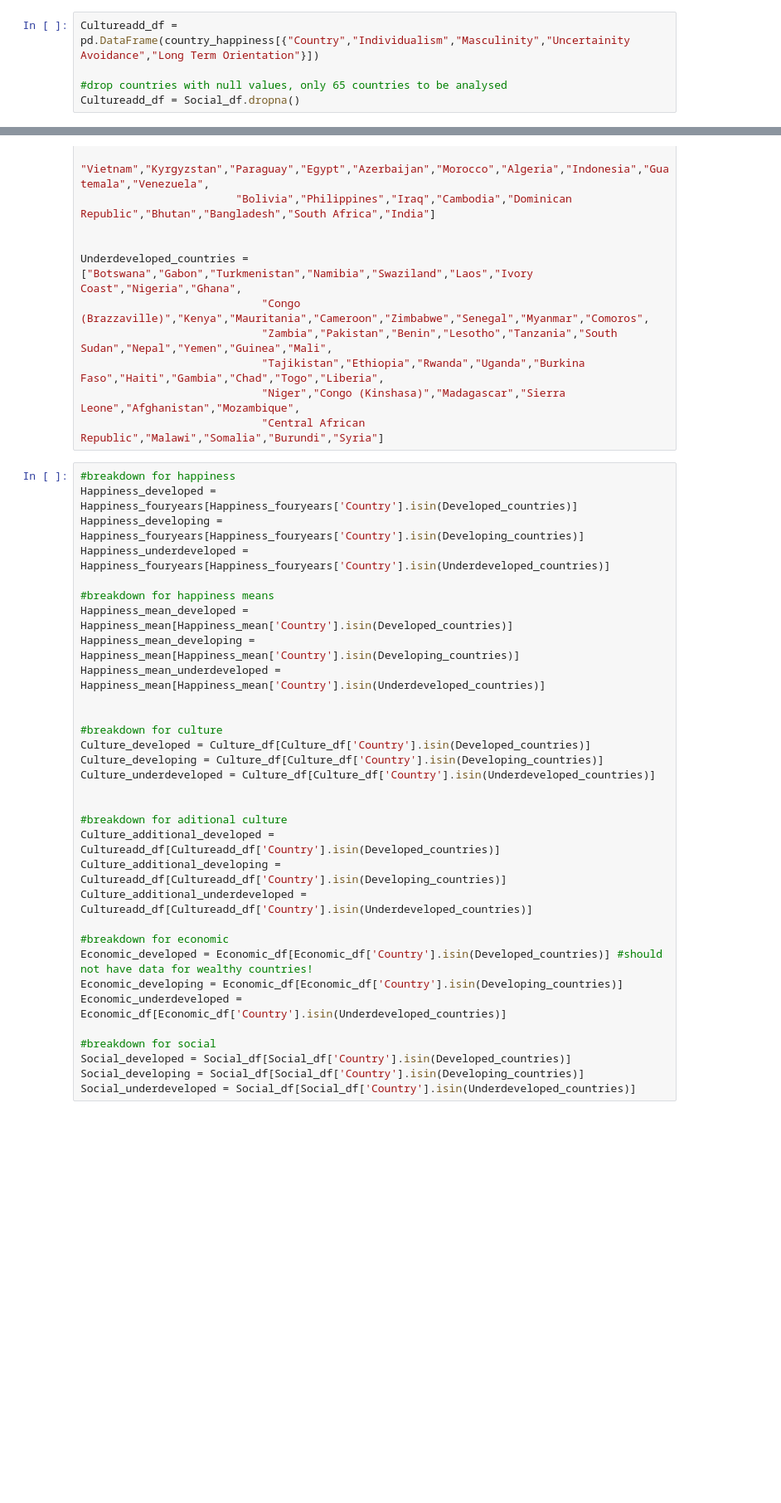
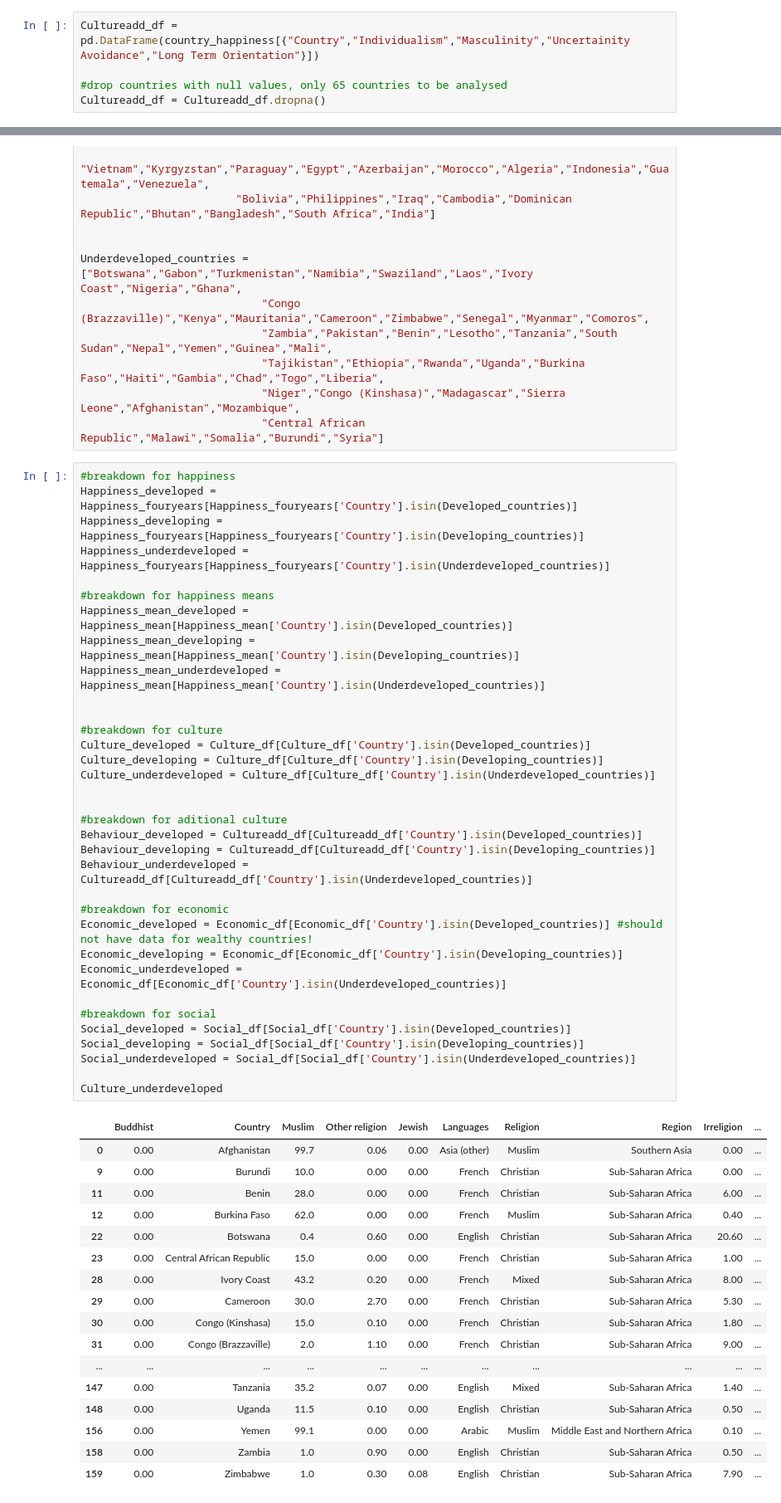
Before and after one commit to lucas-thornton/happiness-project, a Jupyter notebook: dataframes.ipynb, the cells around one changed output, grey strips where cells are left out. Shown at 83% size. Saved outputs shown, nothing was run; the diff lists cells and outputs as text; blank space fills up the shorter version.

```diff
--- a/dataframes.ipynb
+++ b/dataframes.ipynb
@@ -267,7 +287,7 @@ Culture_df
 Cultureadd_df = pd.DataFrame(country_happiness[{"Country","Individualism","Masculinity","Uncertainity Avoidance","Long Term Orientation"}])
 
 #drop countries with null values, only 65 countries to be analysed
-Cultureadd_df = Social_df.dropna()
+Cultureadd_df = Cultureadd_df.dropna()
 # %%
 #check and select columns for economic factors
 country_happiness
@@ -410,32 +455,52 @@ Underdeveloped_countries = ["Botswana","Gabon","Turkmenistan","Namibia","Swazila
 # %%
 #breakdown for happiness
 Happiness_developed = Happiness_fouryears[Happiness_fouryears['Country'].isin(Developed_countries)]
 Happiness_developing = Happiness_fouryears[Happiness_fouryears['Country'].isin(Developing_countries)]
 Happiness_underdeveloped = Happiness_fouryears[Happiness_fouryears['Country'].isin(Underdeveloped_countries)]
 
 #breakdown for happiness means
 Happiness_mean_developed = Happiness_mean[Happiness_mean['Country'].isin(Developed_countries)]
 Happiness_mean_developing = Happiness_mean[Happiness_mean['Country'].isin(Developing_countries)]
 Happiness_mean_underdeveloped = Happiness_mean[Happiness_mean['Country'].isin(Underdeveloped_countries)]
 
 
 #breakdown for culture
 Culture_developed = Culture_df[Culture_df['Country'].isin(Developed_countries)]
 Culture_developing = Culture_df[Culture_df['Country'].isin(Developing_countries)]
 Culture_underdeveloped = Culture_df[Culture_df['Country'].isin(Underdeveloped_countries)]
 
 
 #breakdown for aditional culture
-Culture_additional_developed = Cultureadd_df[Cultureadd_df['Country'].isin(Developed_countries)]
-Culture_additional_developing = Cultureadd_df[Cultureadd_df['Country'].isin(Developing_countries)]
-Culture_additional_underdeveloped = Cultureadd_df[Cultureadd_df['Country'].isin(Underdeveloped_countries)]
+Behaviour_developed = Cultureadd_df[Cultureadd_df['Country'].isin(Developed_countries)]
+Behaviour_developing = Cultureadd_df[Cultureadd_df['Country'].isin(Developing_countries)]
+Behaviour_underdeveloped = Cultureadd_df[Cultureadd_df['Country'].isin(Underdeveloped_countries)]
 
 #breakdown for economic
 Economic_developed = Economic_df[Economic_df['Country'].isin(Developed_countries)] #should not have data for wealthy countries!
 Economic_developing = Economic_df[Economic_df['Country'].isin(Developing_countries)]
 Economic_underdeveloped = Economic_df[Economic_df['Country'].isin(Underdeveloped_countries)]
 
 #breakdown for social
 Social_developed = Social_df[Social_df['Country'].isin(Developed_countries)]
 Social_developing = Social_df[Social_df['Country'].isin(Developing_countries)]
 Social_underdeveloped = Social_df[Social_df['Country'].isin(Underdeveloped_countries)]
+
+Culture_underdeveloped
+# %% [output]
+|  | Buddhist | Country | Muslim | Other religion | Jewish | Languages | Religion | Region | Irreligion | ... |
+| 0 | 0.00 | Afghanistan | 99.7 | 0.06 | 0.00 | Asia (other) | Muslim | Southern Asia | 0.00 | ... |
+| 9 | 0.00 | Burundi | 10.0 | 0.00 | 0.00 | French | Christian | Sub-Saharan Africa | 0.00 | ... |
+| 11 | 0.00 | Benin | 28.0 | 0.00 | 0.00 | French | Christian | Sub-Saharan Africa | 6.00 | ... |
+| 12 | 0.00 | Burkina Faso | 62.0 | 0.00 | 0.00 | French | Muslim | Sub-Saharan Africa | 0.40 | ... |
+| 22 | 0.00 | Botswana | 0.4 | 0.60 | 0.00 | English | Christian | Sub-Saharan Africa | 20.60 | ... |
+| 23 | 0.00 | Central African Republic | 15.0 | 0.00 | 0.00 | French | Christian | Sub-Saharan Africa | 1.00 | ... |
+| 28 | 0.00 | Ivory Coast | 43.2 | 0.20 | 0.00 | French | Mixed | Sub-Saharan Africa | 8.00 | ... |
+| 29 | 0.00 | Cameroon | 30.0 | 2.70 | 0.00 | French | Christian | Sub-Saharan Africa | 5.30 | ... |
+| 30 | 0.00 | Congo (Kinshasa) | 15.0 | 0.10 | 0.00 | French | Christian | Sub-Saharan Africa | 1.80 | ... |
+| 31 | 0.00 | Congo (Brazzaville) | 2.0 | 1.10 | 0.00 | French | Christian | Sub-Saharan Africa | 9.00 | ... |
+| ... | ... | ... | ... | ... | ... | ... | ... | ... | ... | ... |
+| 147 | 0.00 | Tanzania | 35.2 | 0.07 | 0.00 | English | Mixed | Sub-Saharan Africa | 1.40 | ... |
+| 148 | 0.00 | Uganda | 11.5 | 0.10 | 0.00 | English | Christian | Sub-Saharan Africa | 0.50 | ... |
+| 156 | 0.00 | Yemen | 99.1 | 0.00 | 0.00 | Arabic | Muslim | Middle East and Northern Africa | 0.10 | ... |
+| 158 | 0.00 | Zambia | 1.0 | 0.90 | 0.00 | English | Christian | Sub-Saharan Africa | 0.50 | ... |
+| 159 | 0.00 | Zimbabwe | 1.0 | 0.30 | 0.08 | English | Christian | Sub-Saharan Africa | 7.90 | ... |
```
Also changed, not shown: parts of 21 cells of this notebook.
